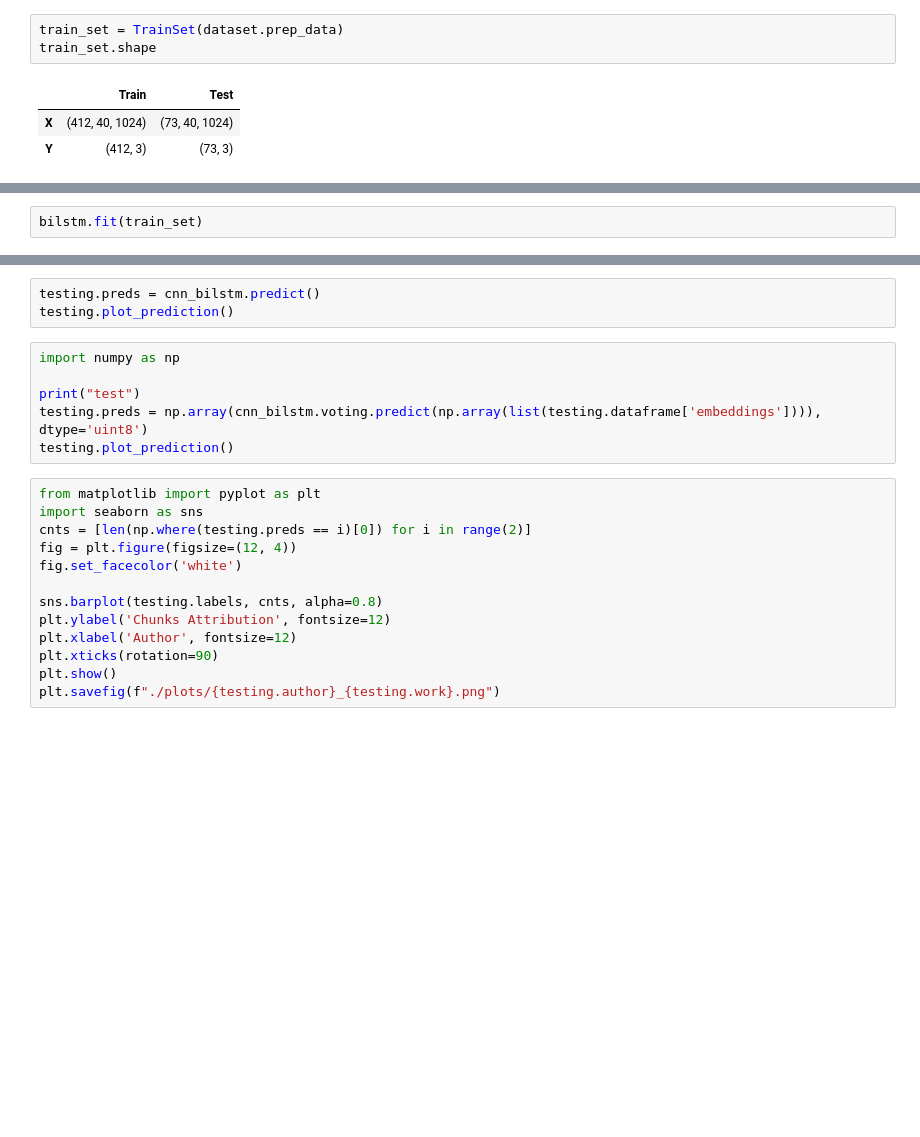
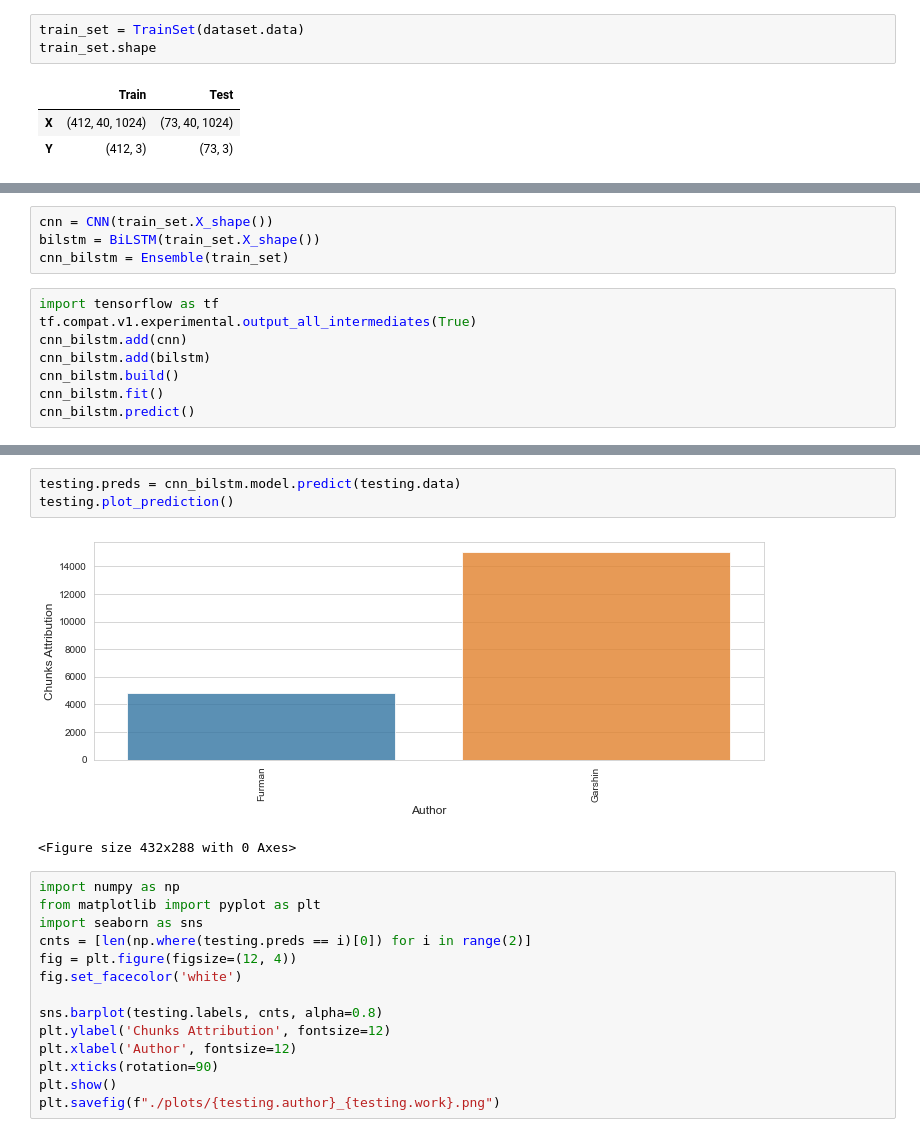
Before and after one commit to kmaltcev/NLP-BiLSTM-model, a Jupyter notebook: CNN_BiLSTM.ipynb, the cells around one changed output, grey strips where cells are left out. Cells and saved outputs as stored; diff of their text form; blank space fills up the shorter version.

Commit message:
ensemble now right and working

```diff
--- a/CNN_BiLSTM.ipynb
+++ b/CNN_BiLSTM.ipynb
@@ -109,6 +97,6 @@ dataset.prep_data
 485 rows × 4 columns
 # %%
-train_set = TrainSet(dataset.prep_data)
+train_set = TrainSet(dataset.data)
 train_set.shape
 # %% [output]
 |  | Train | Test |
@@ -140,2 +104,0 @@ bilstm.plot_model()
-# %%
-bilstm.fit(train_set)
@@ -239,0 +105,12 @@ array([1, 1, 0, 1, 0, 0, 1, 0, 0, 1, 0, 1, 0, 1, 1, 0, 1, 1, 0, 0, 1, 1,
+# %%
+cnn = CNN(train_set.X_shape())
+bilstm = BiLSTM(train_set.X_shape())
+cnn_bilstm = Ensemble(train_set)
+# %%
+import tensorflow as tf
+tf.compat.v1.experimental.output_all_intermediates(True)
+cnn_bilstm.add(cnn)
+cnn_bilstm.add(bilstm)
+cnn_bilstm.build()
+cnn_bilstm.fit()
+cnn_bilstm.predict()
@@ -249,13 +147,11 @@ KeyboardInterrupt:
 # %%
-testing.preds = cnn_bilstm.predict()
+testing.preds = cnn_bilstm.model.predict(testing.data)
 testing.plot_prediction()
+# %% [output]
+[figure, added]
+<Figure size 432x288 with 0 Axes>
-# %%
-import numpy as np
-
-print("test")
-testing.preds = np.array(cnn_bilstm.voting.predict(np.array(list(testing.dataframe['embeddings']))), dtype='uint8')
-testing.plot_prediction()
 # %%
+import numpy as np
 from matplotlib import pyplot as plt
 import seaborn as sns
 cnts = [len(np.where(testing.preds == i)[0]) for i in range(2)]
```
Also changed, not shown: parts of 19 cells of this notebook, 13 other files.
